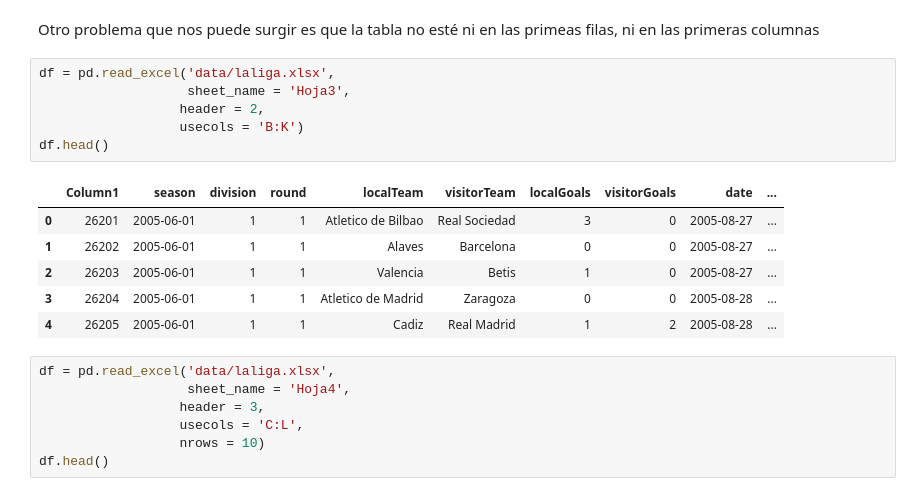
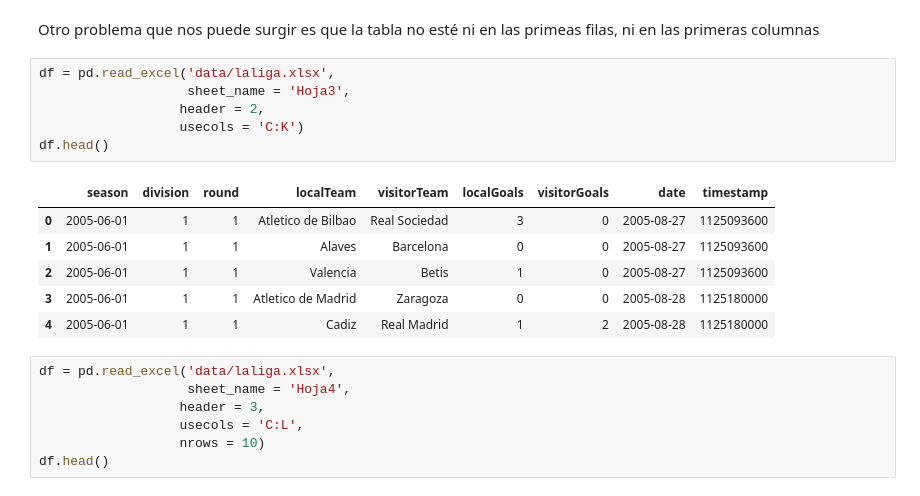
Before and after one commit to diego-dng/1026_DS_VITORIA-GASTEIZ, a Jupyter notebook: 2-Data_analysis/3-Sources/Archivos/Teoría/Lectura_Escritura.ipynb, the cells around one changed output. Drawn from its saved outputs; the diff is of its cells as text.

```diff
--- a/2-Data_analysis/3-Sources/Archivos/Teoría/Lectura_Escritura.ipynb
+++ b/2-Data_analysis/3-Sources/Archivos/Teoría/Lectura_Escritura.ipynb
@@ -494,16 +522,16 @@ Otro problema que nos puede surgir es que la tabla no esté ni en las primeas fi
 # %%
 df = pd.read_excel('data/laliga.xlsx',
                    sheet_name = 'Hoja3',
                   header = 2,
-                  usecols = 'B:K')
+                  usecols = 'C:K')
 df.head()
 # %% [output]
-|  | Column1 | season | division | round | localTeam | visitorTeam | localGoals | visitorGoals | date | ... |
-| 0 | 26201 | 2005-06-01 | 1 | 1 | Atletico de Bilbao | Real Sociedad | 3 | 0 | 2005-08-27 | ... |
-| 1 | 26202 | 2005-06-01 | 1 | 1 | Alaves | Barcelona | 0 | 0 | 2005-08-27 | ... |
-| 2 | 26203 | 2005-06-01 | 1 | 1 | Valencia | Betis | 1 | 0 | 2005-08-27 | ... |
-| 3 | 26204 | 2005-06-01 | 1 | 1 | Atletico de Madrid | Zaragoza | 0 | 0 | 2005-08-28 | ... |
-| 4 | 26205 | 2005-06-01 | 1 | 1 | Cadiz | Real Madrid | 1 | 2 | 2005-08-28 | ... |
+|  | season | division | round | localTeam | visitorTeam | localGoals | visitorGoals | date | timestamp |
+| 0 | 2005-06-01 | 1 | 1 | Atletico de Bilbao | Real Sociedad | 3 | 0 | 2005-08-27 | 1125093600 |
+| 1 | 2005-06-01 | 1 | 1 | Alaves | Barcelona | 0 | 0 | 2005-08-27 | 1125093600 |
+| 2 | 2005-06-01 | 1 | 1 | Valencia | Betis | 1 | 0 | 2005-08-27 | 1125093600 |
+| 3 | 2005-06-01 | 1 | 1 | Atletico de Madrid | Zaragoza | 0 | 0 | 2005-08-28 | 1125180000 |
+| 4 | 2005-06-01 | 1 | 1 | Cadiz | Real Madrid | 1 | 2 | 2005-08-28 | 1125180000 |
 # %%
 df = pd.read_excel('data/laliga.xlsx',
                    sheet_name = 'Hoja4',
```
Also changed, not shown: parts of 18 cells of this notebook, 2 other files.
